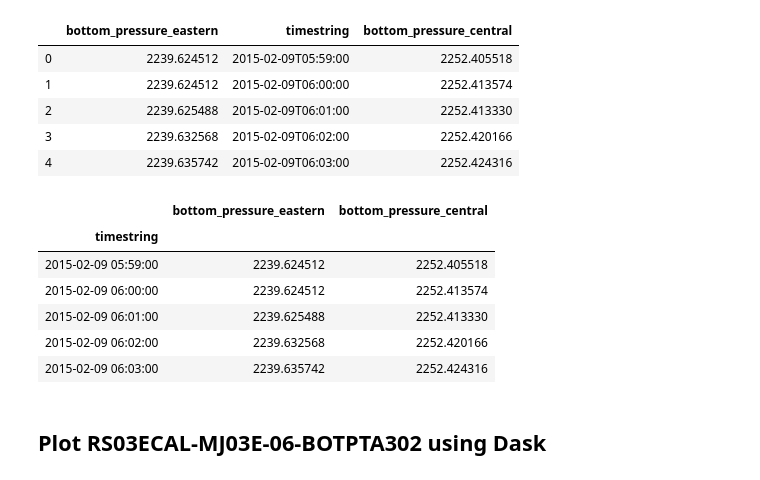
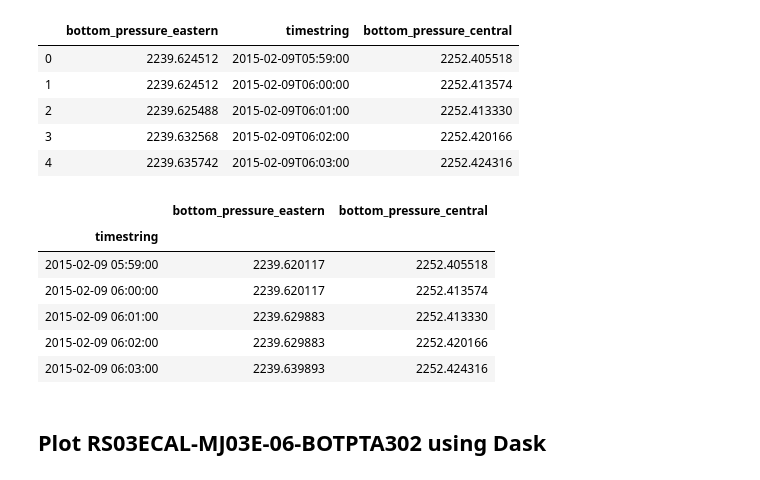
Before and after one commit to daxsoule/BOTPT, a Jupyter notebook: notebooks/examples_dax/dask_botpt_analyze.ipynb, the cells around one changed output. Saved outputs shown, nothing was run; the diff lists cells and outputs as text; code cells hidden in the pictures.

```diff
--- a/notebooks/examples_dax/dask_botpt_analyze.ipynb
+++ b/notebooks/examples_dax/dask_botpt_analyze.ipynb
@@ -87,15 +89,16 @@ df_botpt.head()
 # %%
 df_botpt= df_botpt.set_index(pd.to_datetime(df_botpt['timestring']))
 del df_botpt['timestring']
+df_botpt['bottom_pressure_eastern']= df_botpt.bottom_pressure_eastern.round(2)
 df_botpt.head()
 # %% [output]
 |  | bottom_pressure_eastern | bottom_pressure_central |
 | timestring |  |  |
-| 2015-02-09 05:59:00 | 2239.624512 | 2252.405518 |
-| 2015-02-09 06:00:00 | 2239.624512 | 2252.413574 |
-| 2015-02-09 06:01:00 | 2239.625488 | 2252.413330 |
-| 2015-02-09 06:02:00 | 2239.632568 | 2252.420166 |
-| 2015-02-09 06:03:00 | 2239.635742 | 2252.424316 |
+| 2015-02-09 05:59:00 | 2239.620117 | 2252.405518 |
+| 2015-02-09 06:00:00 | 2239.620117 | 2252.413574 |
+| 2015-02-09 06:01:00 | 2239.629883 | 2252.413330 |
+| 2015-02-09 06:02:00 | 2239.629883 | 2252.420166 |
+| 2015-02-09 06:03:00 | 2239.639893 | 2252.424316 |
 # %% [markdown]
 ## Plot RS03ECAL-MJ03E-06-BOTPTA302 using Dask
 # %%
```
Also changed, not shown: parts of 2 cells of this notebook.
